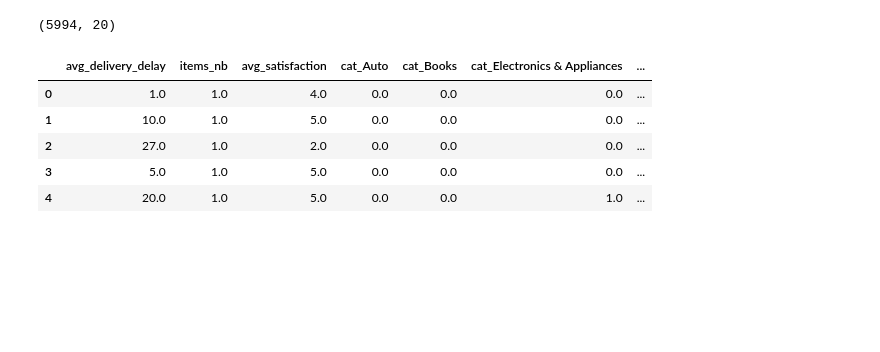
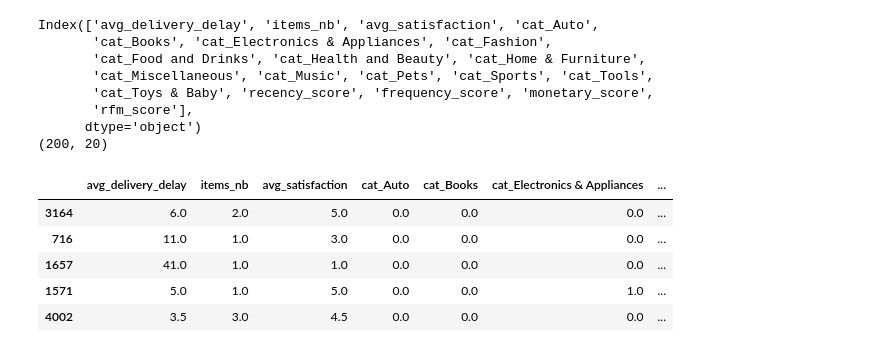
Before and after one commit to 6be709c0/oc-ai-engineer, a Jupyter notebook: OC/P5/output/2_modelisation_full_all_undersample.ipynb, the cells around one changed output. Cells and saved outputs as stored; diff of their text form; code cells hidden in the pictures; blank space fills up the shorter version.

```diff
--- a/OC/P5/output/2_modelisation_full_all_undersample.ipynb
+++ b/OC/P5/output/2_modelisation_full_all_undersample.ipynb
@@ -2,14 +2,24 @@
 from helpers import *
 # %%
 df = pd.read_csv("full_data_undersample.csv").drop(columns=["customer_unique_id", "last_order_date"], axis=1)
+
+df = df.sample(200)
+print(df.columns)
 print(df.shape)
 df.head()
 # %% [output]
-(5994, 20)
+Index(['avg_delivery_delay', 'items_nb', 'avg_satisfaction', 'cat_Auto',
+       'cat_Books', 'cat_Electronics & Appliances', 'cat_Fashion',
+       'cat_Food and Drinks', 'cat_Health and Beauty', 'cat_Home & Furniture',
+       'cat_Miscellaneous', 'cat_Music', 'cat_Pets', 'cat_Sports', 'cat_Tools',
+       'cat_Toys & Baby', 'recency_score', 'frequency_score', 'monetary_score',
+       'rfm_score'],
+      dtype='object')
+(200, 20)
 |  | avg_delivery_delay | items_nb | avg_satisfaction | cat_Auto | cat_Books | cat_Electronics & Appliances | ... |
-| 0 | 1.0 | 1.0 | 4.0 | 0.0 | 0.0 | 0.0 | ... |
-| 1 | 10.0 | 1.0 | 5.0 | 0.0 | 0.0 | 0.0 | ... |
-| 2 | 27.0 | 1.0 | 2.0 | 0.0 | 0.0 | 0.0 | ... |
-| 3 | 5.0 | 1.0 | 5.0 | 0.0 | 0.0 | 0.0 | ... |
-| 4 | 20.0 | 1.0 | 5.0 | 0.0 | 0.0 | 1.0 | ... |
+| 3164 | 6.0 | 2.0 | 5.0 | 0.0 | 0.0 | 0.0 | ... |
+| 716 | 11.0 | 1.0 | 3.0 | 0.0 | 0.0 | 0.0 | ... |
+| 1657 | 41.0 | 1.0 | 1.0 | 0.0 | 0.0 | 0.0 | ... |
+| 1571 | 5.0 | 1.0 | 5.0 | 0.0 | 0.0 | 1.0 | ... |
+| 4002 | 3.5 | 3.0 | 4.5 | 0.0 | 0.0 | 0.0 | ... |
 # %%
```
Also changed, not shown: parts of 32 cells of this notebook, 10 other files.
